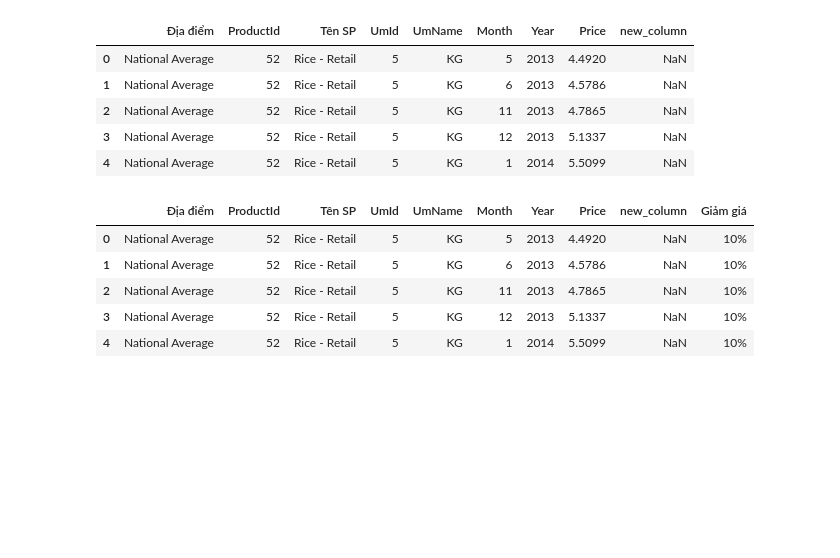
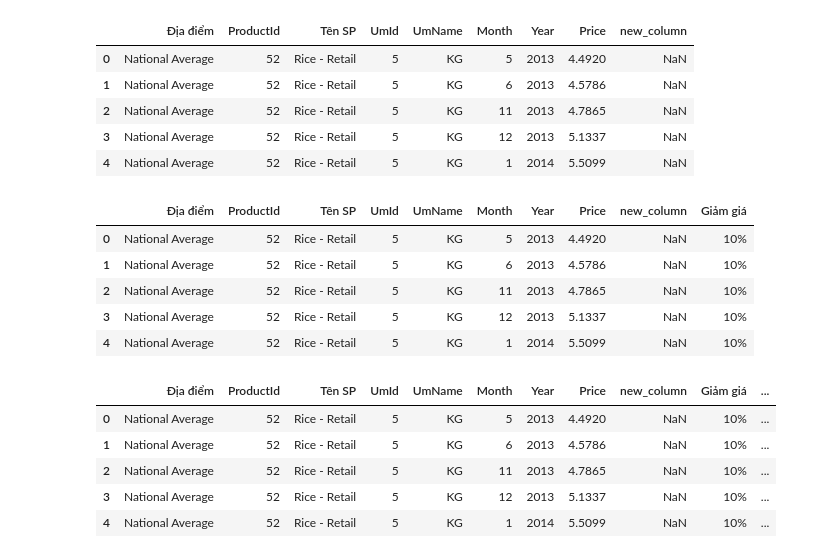
Before and after one commit to hunght92/Codegym, a Jupyter notebook: Học lại.ipynb, the cells around one changed output. Cells and saved outputs as stored; diff of their text form; code cells hidden in the pictures; blank space fills up the shorter version.

```diff
--- a/Học lại.ipynb
+++ b/Học lại.ipynb
@@ -264,3 +264,19 @@ df.head()
 | 2 | National Average | 52 | Rice - Retail | 5 | KG | 11 | 2013 | 4.7865 | NaN | 10% |
 | 3 | National Average | 52 | Rice - Retail | 5 | KG | 12 | 2013 | 5.1337 | NaN | 10% |
 | 4 | National Average | 52 | Rice - Retail | 5 | KG | 1 | 2014 | 5.5099 | NaN | 10% |
+# %%
+# Thêm cột giảm giá 12% cho tất cả các bản ghi
+# Cách 2: Sử dụng phương thức insert() gồm 3 đối số
+# - đối số đầu tiên là chỉ mục (vị trí) muốn chèn cột mới (chỉ mục là 10--> cột mới được thêm vào vị trí 11 của DataFrame)
+# - đối số thứ hai là tên của cột mới muốn chèn
+# - đối số thứ ba giá trị của cột
+
+df.insert(10,'Giảm giá 2',pd.Series('12%', index=df.index))
+df.head()
+# %% [output]
+|  | Địa điểm | ProductId | Tên SP | UmId | UmName | Month | Year | Price | new_column | Giảm giá | ... |
+| 0 | National Average | 52 | Rice - Retail | 5 | KG | 5 | 2013 | 4.4920 | NaN | 10% | ... |
+| 1 | National Average | 52 | Rice - Retail | 5 | KG | 6 | 2013 | 4.5786 | NaN | 10% | ... |
+| 2 | National Average | 52 | Rice - Retail | 5 | KG | 11 | 2013 | 4.7865 | NaN | 10% | ... |
+| 3 | National Average | 52 | Rice - Retail | 5 | KG | 12 | 2013 | 5.1337 | NaN | 10% | ... |
+| 4 | National Average | 52 | Rice - Retail | 5 | KG | 1 | 2014 | 5.5099 | NaN | 10% | ... |
```
